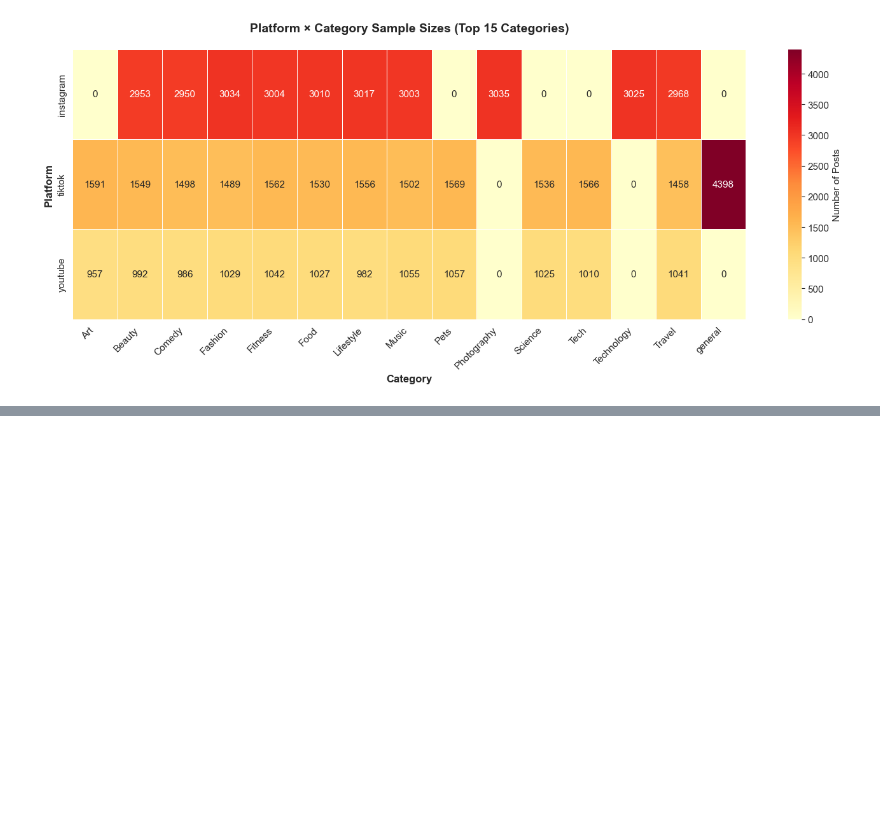
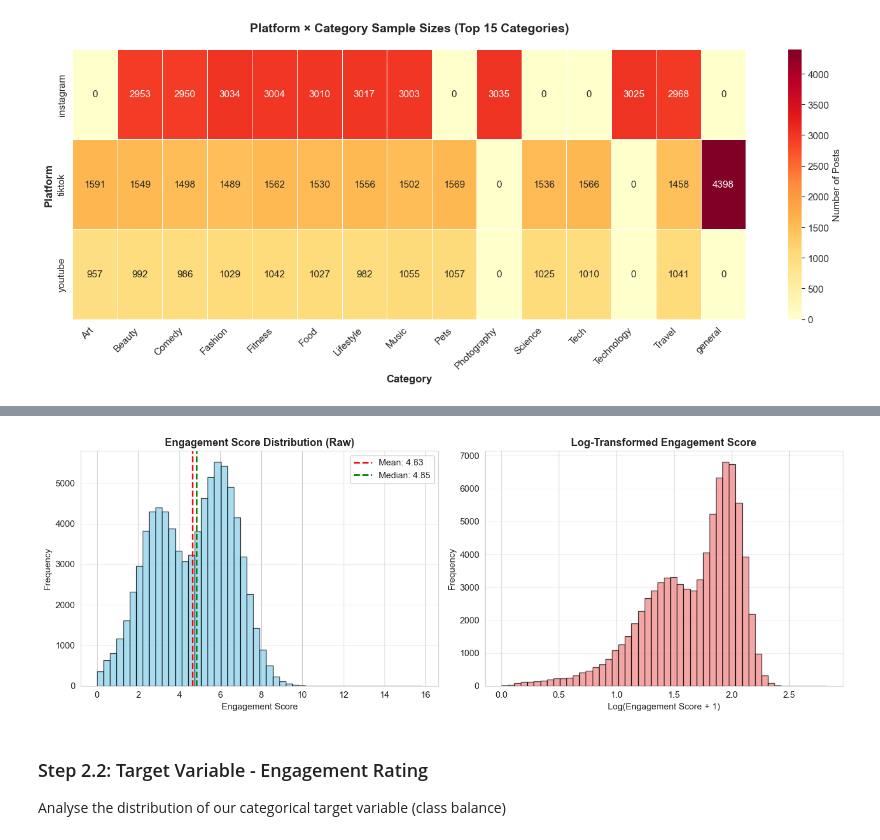
Before and after one commit to sade-oc/creator-compass, a Jupyter notebook: notebooks/eda/engagement_EDA.ipynb, the cells around one changed output, grey strips where cells are left out. Cells and saved outputs as stored; diff of their text form; code cells hidden in the pictures; blank space fills up the shorter version.

```diff
--- a/notebooks/eda/engagement_EDA.ipynb
+++ b/notebooks/eda/engagement_EDA.ipynb
@@ -293,0 +337,33 @@ plt.show()
+# %%
+# Visualize engagement_score distribution (2 views)
+
+fig, axes = plt.subplots(1, 2, figsize=(14, 5))
+
+# 1. Raw distribution - Histogram
+axes[0].hist(df['engagement_score'], bins=50, edgecolor='black', color='skyblue', alpha=0.7)
+axes[0].axvline(df['engagement_score'].mean(), color='red', linestyle='--', linewidth=2,
+                label=f'Mean: {df["engagement_score"].mean():.2f}')
+axes[0].axvline(df['engagement_score'].median(), color='green', linestyle='--', linewidth=2,
+                label=f'Median: {df["engagement_score"].median():.2f}')
+axes[0].set_title('Engagement Score Distribution (Raw)', fontsize=13, fontweight='bold')
+axes[0].set_xlabel('Engagement Score')
+axes[0].set_ylabel('Frequency')
+axes[0].legend()
+axes[0].grid(axis='y', alpha=0.3)
+
+# 2. Log-transformed distribution (check for power law)
+axes[1].hist(np.log1p(df['engagement_score']), bins=50, edgecolor='black',
+             color='lightcoral', alpha=0.7)
+axes[1].set_title('Log-Transformed Engagement Score', fontsize=13, fontweight='bold')
+axes[1].set_xlabel('Log(Engagement Score + 1)')
+axes[1].set_ylabel('Frequency')
+axes[1].grid(axis='y', alpha=0.3)
+
+plt.tight_layout()
+plt.show()
+# %% [output]
+[figure, added]
+# %% [markdown]
+### Step 2.2: Target Variable - Engagement Rating
+
+Analyse the distribution of our categorical target variable (class balance)
```
Also changed, not shown: parts of 41 cells of this notebook.
